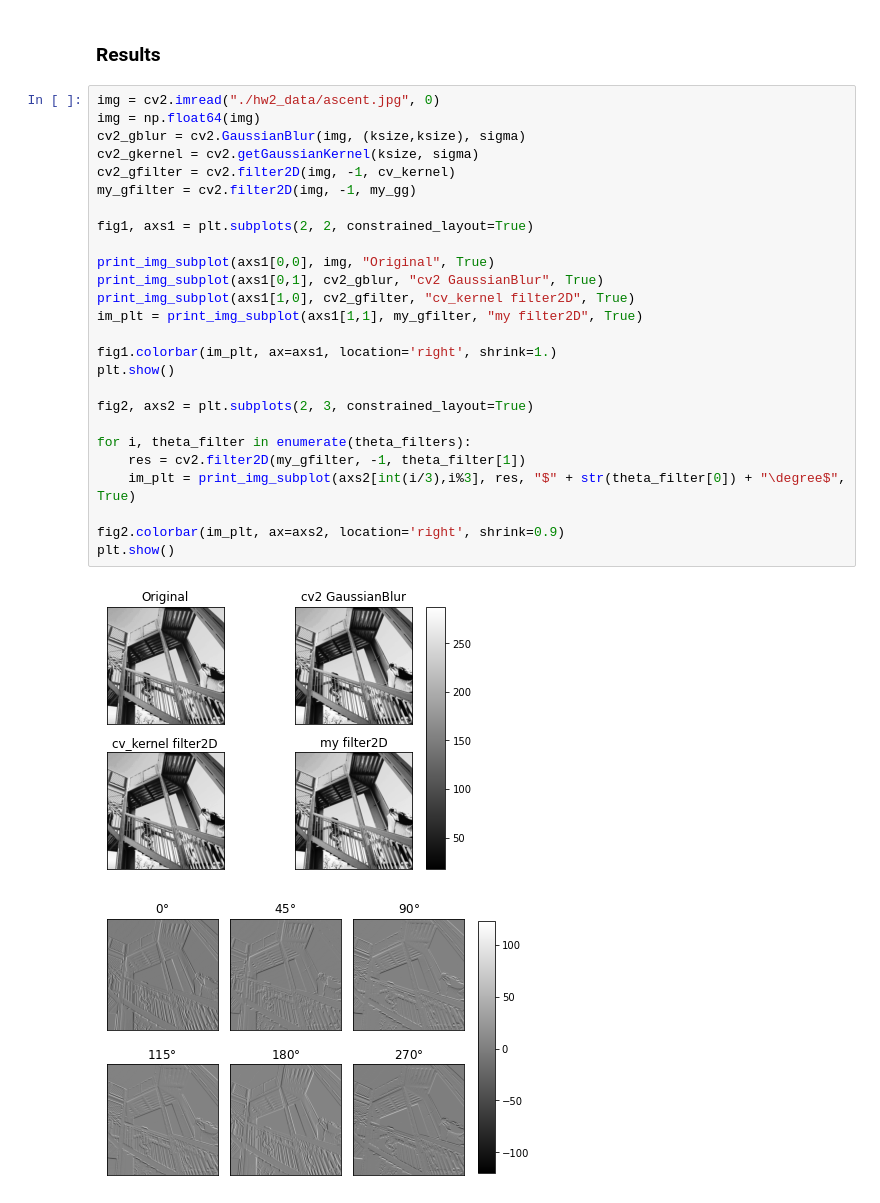
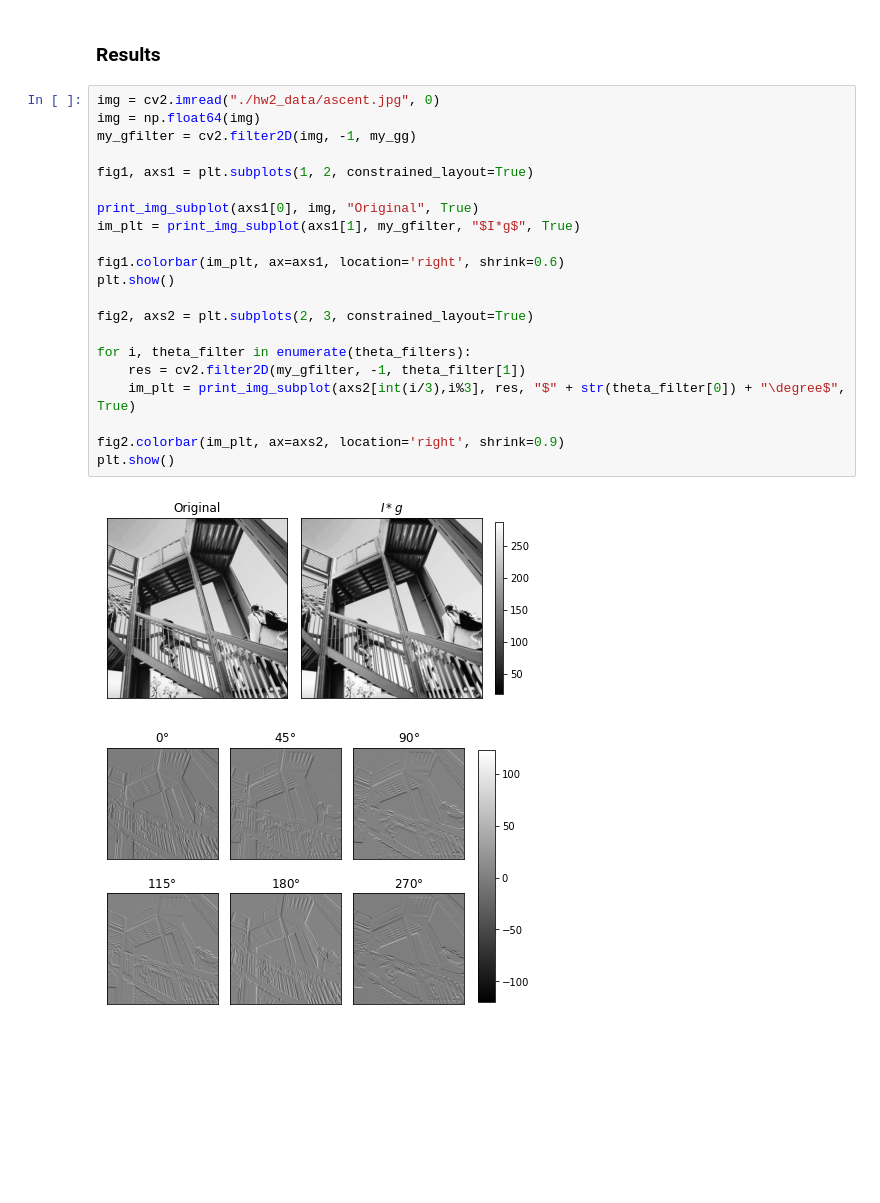
Before and after one commit to nirey10/CV202-HW2, a Jupyter notebook: ex5.ipynb, the cells around one changed output. Cells and saved outputs as stored; diff of their text form; blank space fills up the shorter version.

```diff
--- a/ex5.ipynb
+++ b/ex5.ipynb
@@ -90,29 +90,24 @@ plt.show()
 # %%
 img = cv2.imread("./hw2_data/ascent.jpg", 0)
 img = np.float64(img)
-cv2_gblur = cv2.GaussianBlur(img, (ksize,ksize), sigma)
-cv2_gkernel = cv2.getGaussianKernel(ksize, sigma)
-cv2_gfilter = cv2.filter2D(img, -1, cv_kernel)
 my_gfilter = cv2.filter2D(img, -1, my_gg)
 
-fig1, axs1 = plt.subplots(2, 2, constrained_layout=True)
+fig1, axs1 = plt.subplots(1, 2, constrained_layout=True)
 
-print_img_subplot(axs1[0,0], img, "Original", True)
-print_img_subplot(axs1[0,1], cv2_gblur, "cv2 GaussianBlur", True)
-print_img_subplot(axs1[1,0], cv2_gfilter, "cv_kernel filter2D", True)
-im_plt = print_img_subplot(axs1[1,1], my_gfilter, "my filter2D", True)
+print_img_subplot(axs1[0], img, "Original", True)
+im_plt = print_img_subplot(axs1[1], my_gfilter, "$I*g$", True)
 
-fig1.colorbar(im_plt, ax=axs1, location='right', shrink=1.)
+fig1.colorbar(im_plt, ax=axs1, location='right', shrink=0.6)
 plt.show()
 
 fig2, axs2 = plt.subplots(2, 3, constrained_layout=True)
 
 for i, theta_filter in enumerate(theta_filters):
     res = cv2.filter2D(my_gfilter, -1, theta_filter[1])
     im_plt = print_img_subplot(axs2[int(i/3),i%3], res, "$" + str(theta_filter[0]) + "\degree$", True)
 
 fig2.colorbar(im_plt, ax=axs2, location='right', shrink=0.9)
 plt.show()
 # %% [output]
-[figure, old version]
+[figure, new version]
 [figure]
```
Also changed, not shown: 1 other file.
